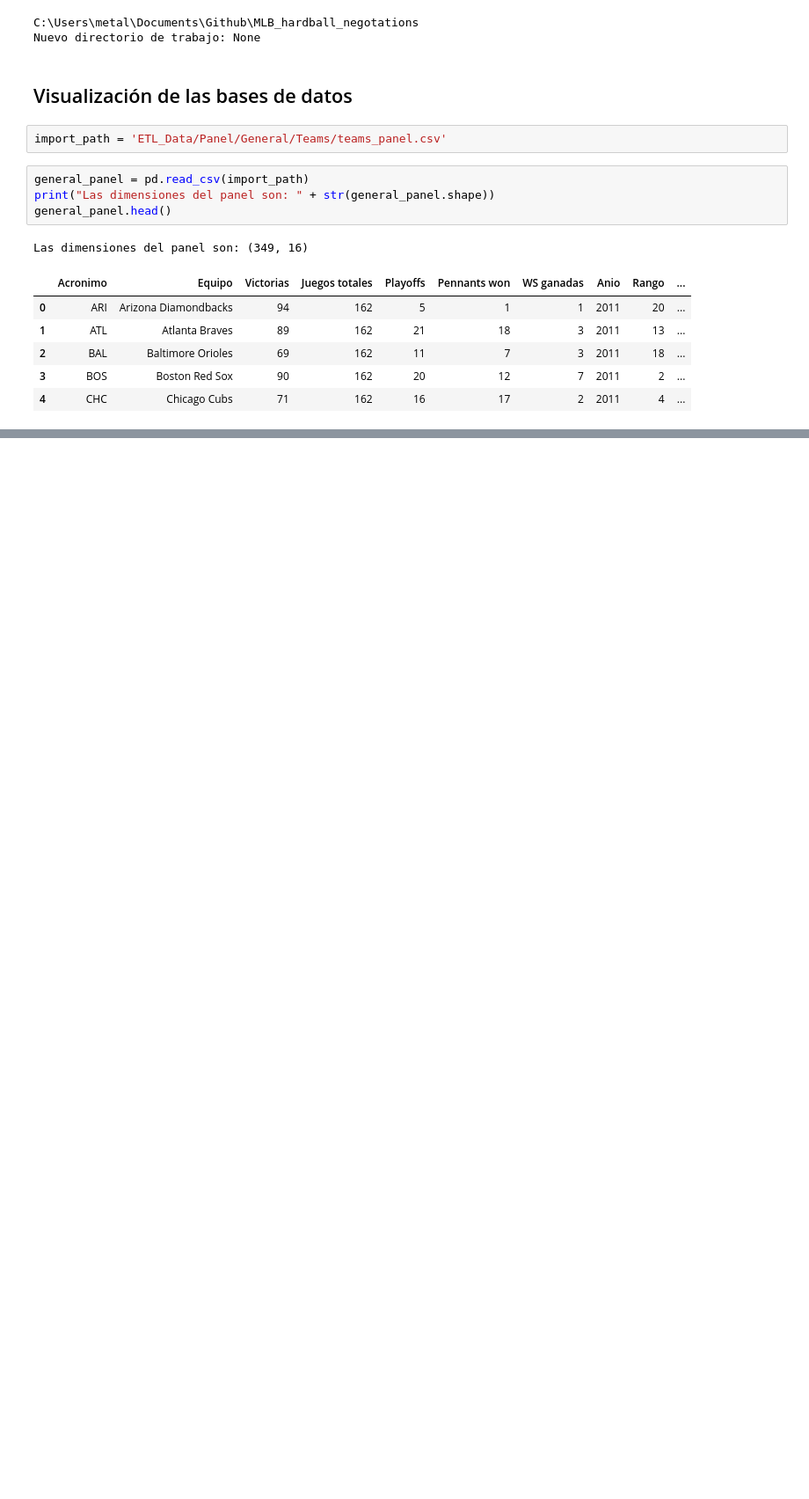
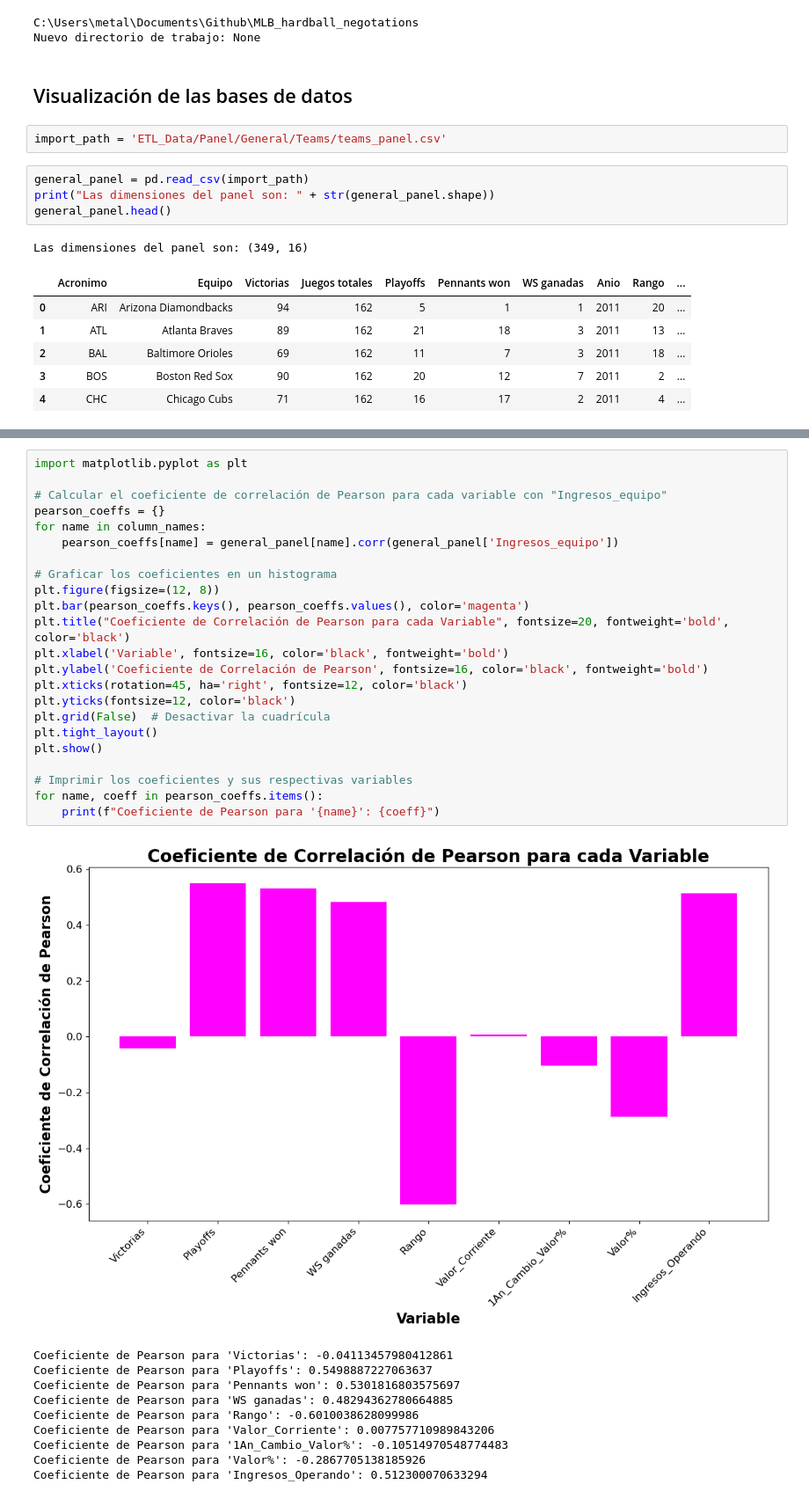
Before and after one commit to PhysTony/MLB_hardball_negotations, a Jupyter notebook: Visualizations/Descriptive_statistics/Panel/Team_Visualizations.ipynb, the cells around one changed output, grey strips where cells are left out. Shown at 88% size. Saved outputs shown, nothing was run; the diff lists cells and outputs as text; blank space fills up the shorter version.

```diff
--- a/Visualizations/Descriptive_statistics/Panel/Team_Visualizations.ipynb
+++ b/Visualizations/Descriptive_statistics/Panel/Team_Visualizations.ipynb
@@ -88,0 +92,34 @@ for name in column_names:
+# %%
+import matplotlib.pyplot as plt
+
+# Calcular el coeficiente de correlación de Pearson para cada variable con "Ingresos_equipo"
+pearson_coeffs = {}
+for name in column_names:
+    pearson_coeffs[name] = general_panel[name].corr(general_panel['Ingresos_equipo'])
+
+# Graficar los coeficientes en un histograma
+plt.figure(figsize=(12, 8))
+plt.bar(pearson_coeffs.keys(), pearson_coeffs.values(), color='magenta')
+plt.title("Coeficiente de Correlación de Pearson para cada Variable", fontsize=20, fontweight='bold', color='black')
+plt.xlabel('Variable', fontsize=16, color='black', fontweight='bold')
+plt.ylabel('Coeficiente de Correlación de Pearson', fontsize=16, color='black', fontweight='bold')
+plt.xticks(rotation=45, ha='right', fontsize=12, color='black')
+plt.yticks(fontsize=12, color='black')
+plt.grid(False)  # Desactivar la cuadrícula
+plt.tight_layout()
+plt.show()
+
+# Imprimir los coeficientes y sus respectivas variables
+for name, coeff in pearson_coeffs.items():
+    print(f"Coeficiente de Pearson para '{name}': {coeff}")
+# %% [output]
+[figure, added]
+Coeficiente de Pearson para 'Victorias': -0.04113457980412861
+Coeficiente de Pearson para 'Playoffs': 0.5498887227063637
+Coeficiente de Pearson para 'Pennants won': 0.5301816803575697
+Coeficiente de Pearson para 'WS ganadas': 0.48294362780664885
+Coeficiente de Pearson para 'Rango': -0.6010038628099986
+Coeficiente de Pearson para 'Valor_Corriente': 0.007757710989843206
+Coeficiente de Pearson para '1An_Cambio_Valor%': -0.10514970548774483
+Coeficiente de Pearson para 'Valor%': -0.2867705138185926
+Coeficiente de Pearson para 'Ingresos_Operando': 0.512300070633294
```
Also changed, not shown: parts of 3 cells of this notebook.
